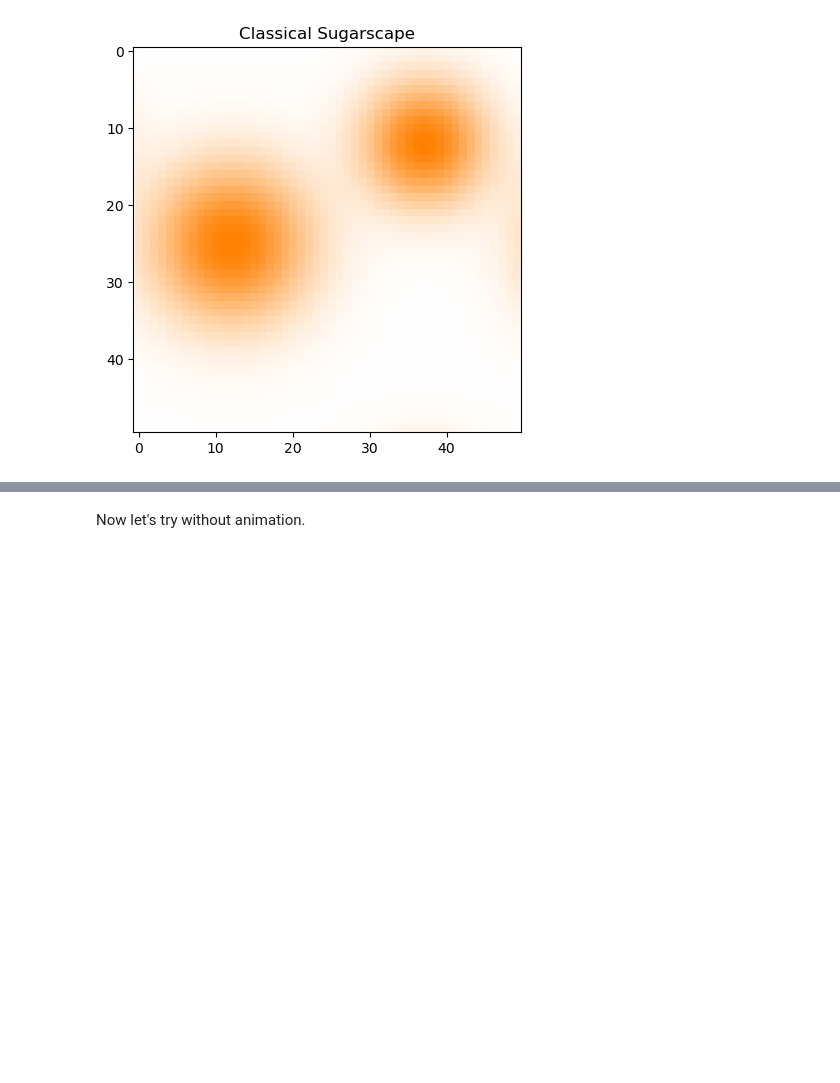
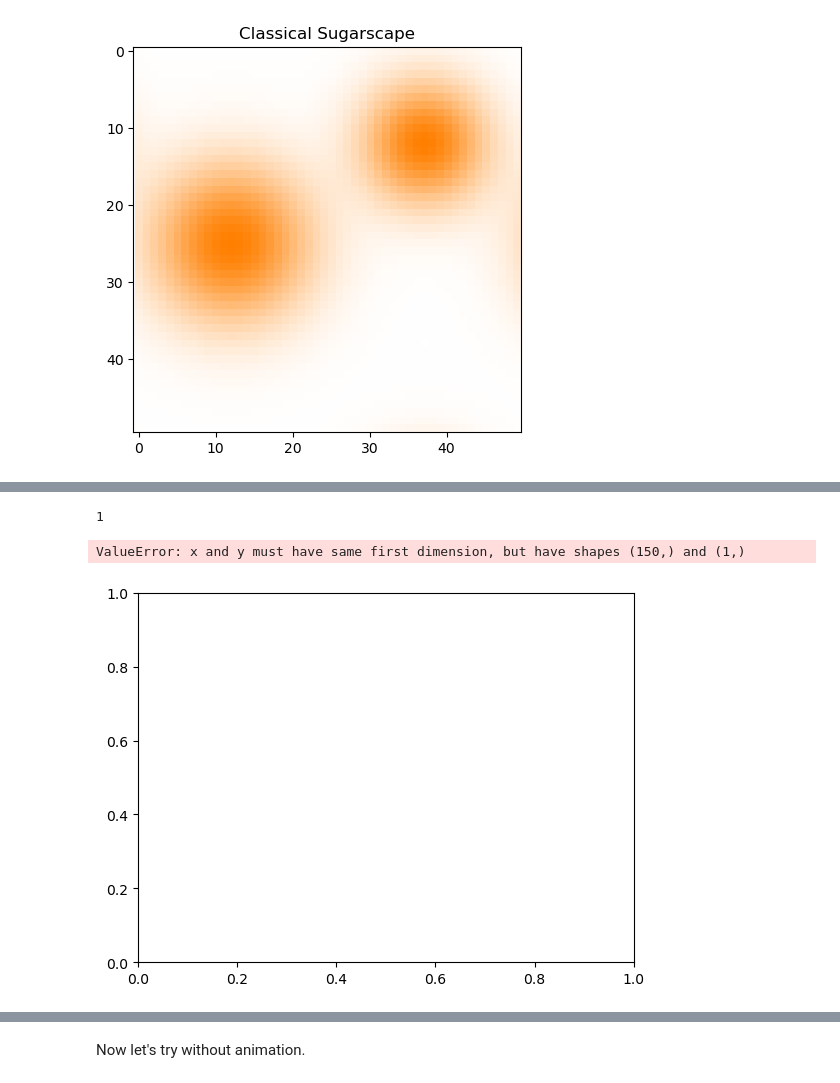
Before and after one commit to Sagoos/FFR120_group_project_12, a Jupyter notebook: Individual Folders/Moa/GA_SugarScape.ipynb, the cells around one changed output, grey strips where cells are left out. Cells and saved outputs as stored; diff of their text form; code cells hidden in the pictures; blank space fills up the shorter version.

Commit message:
Plots av simulering m.m

```diff
--- a/Individual Folders/Moa/GA_SugarScape.ipynb
+++ b/Individual Folders/Moa/GA_SugarScape.ipynb
@@ -120,7 +120,7 @@ def move_agents(SuSca, agents, N):
         agents.at[i, "sugar"] -= metabolism
 
         # One iteration cost 1 year of lifespan
-        agents.at[i,'lifespan'] -= 1
+        agents.at[i,'age'] += 1
 
 
 
@@ -128,8 +128,8 @@ def move_agents(SuSca, agents, N):
     # Remove agents with sugar <= 0 (they "die"), then reset the index of the DataFrame
     agents = agents[agents["sugar"] > 0].reset_index(drop=True)
 
-    # Remove agents with lifespan <= 0 (they "die"), then reset the index of the DataFrame
-    agents = agents[agents["lifespan"] > 0].reset_index(drop=True)
+    # Remove agents with age <= 0 (they "die"), then reset the index of the DataFrame
+    agents = agents[agents["age"] > agents['lifespan']].reset_index(drop=True)
 
     return SuSca, agents
 # %%
@@ -613,0 +628,33 @@ TclError: invalid command name ".!canvas"
+# %%
+import matplotlib.pyplot as plt
+
+# Save results in a pandas dataframe
+abilities_results = pd.DataFrame({
+    'metabolism': avg_metabolism,
+    'vision': avg_vision,
+    'age': avg_age,
+    'sugar': avg_sugar
+})
+colors = ['r', 'g','teal','orange','darkgreen']
+
+print(len(abilities_results))
+
+plt.figure()
+plt.plot(iterations, num_agents, color= 'teal')
+plt.title(f'Number of agents during {MAX_STEP} iterations')
+plt.xlabel('Iterations')
+plt.ylabel('Number of agents')
+plt.show()
+
+plt.figure()
+for ability in range(abilities_results.shape[1]):
+    colomn_name = abilities_results.columns[ability]
+    plt.plot(iterations,abilities_results[colomn_name], color= colors[ability])
+    plt.title(f'Average {colomn_name} during {MAX_STEP} iterations')
+    plt.xlabel('Iterations')
+    plt.ylabel(f'Average {colomn_name}')
+    plt.show()
+# %% [output]
+1
+ValueError: x and y must have same first dimension, but have shapes (150,) and (1,)
+[figure, added]
```
Also changed, not shown: parts of 10 cells of this notebook, 2 other files.
